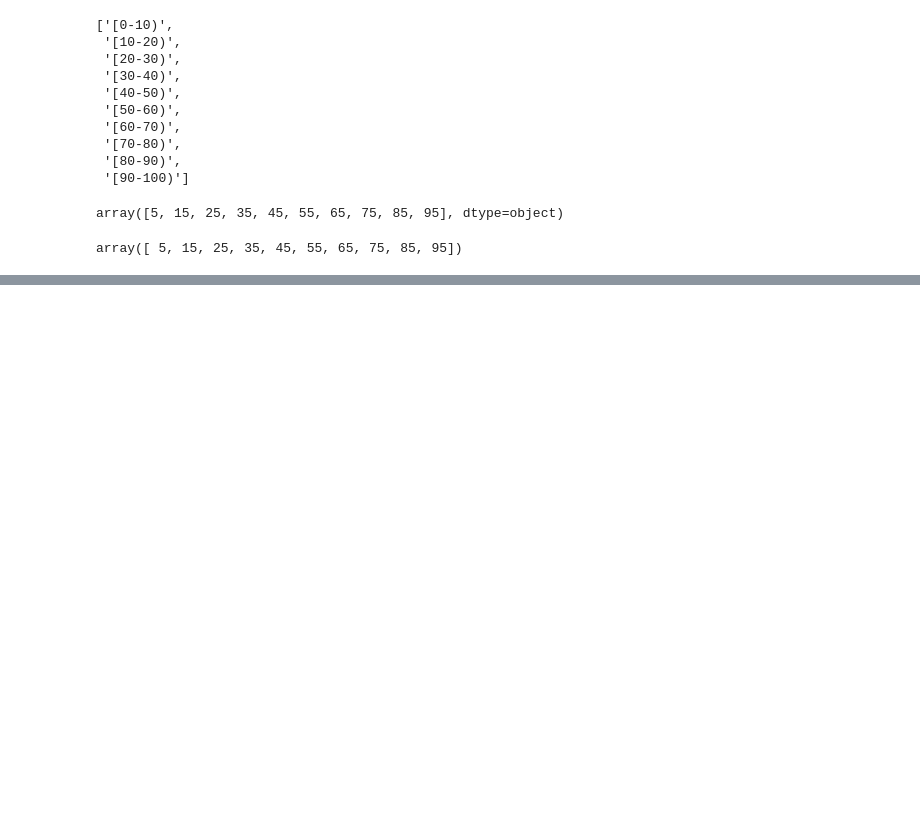
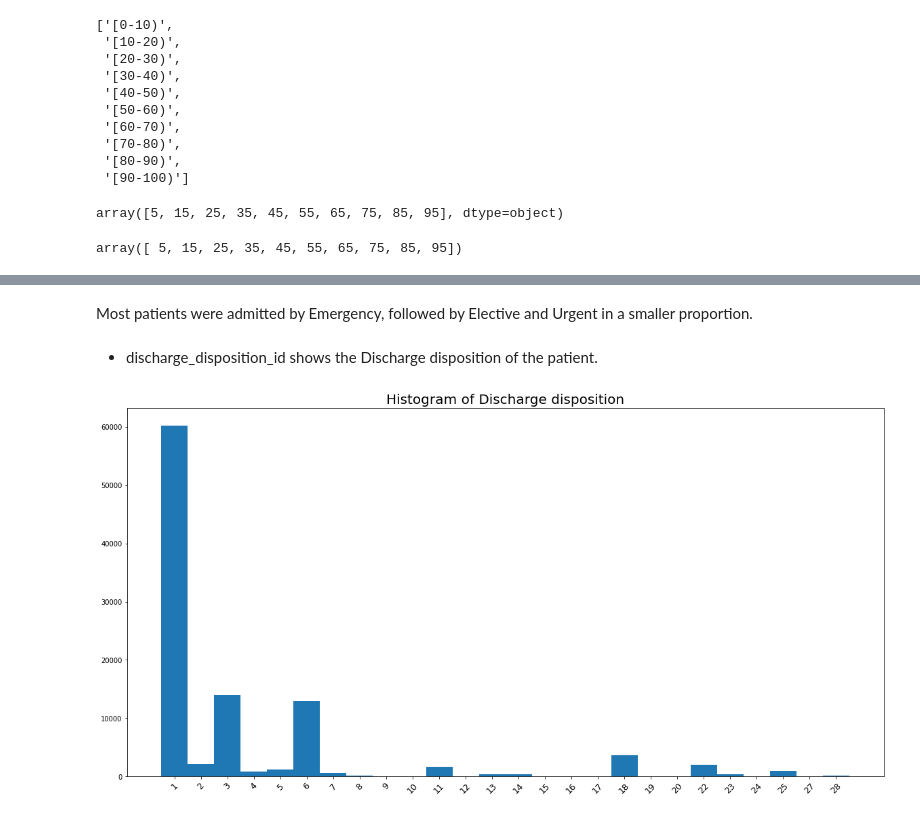
Before and after one commit to rmoolchandani/rmoolcha_Capstone, a Jupyter notebook: Capstone_Project.ipynb, the cells around one changed output, grey strips where cells are left out. Cells and saved outputs as stored; diff of their text form; code cells hidden in the pictures; blank space fills up the shorter version.

```diff
--- a/Capstone_Project.ipynb
+++ b/Capstone_Project.ipynb
@@ -299,0 +311,8 @@ array([ 5, 15, 25, 35, 45, 55, 65, 75, 85, 95])
+# %% [markdown]
+Most patients were admitted by Emergency, followed by Elective and Urgent in a smaller proportion.
+# %% [markdown]
+* discharge_disposition_id shows the Discharge disposition of the patient.
+# %%
+plotHistOfCol('discharge_disposition_id', 'Histogram of Discharge disposition')
+# %% [output]
+[figure, added]
```
Also changed, not shown: parts of 167 cells of this notebook.
